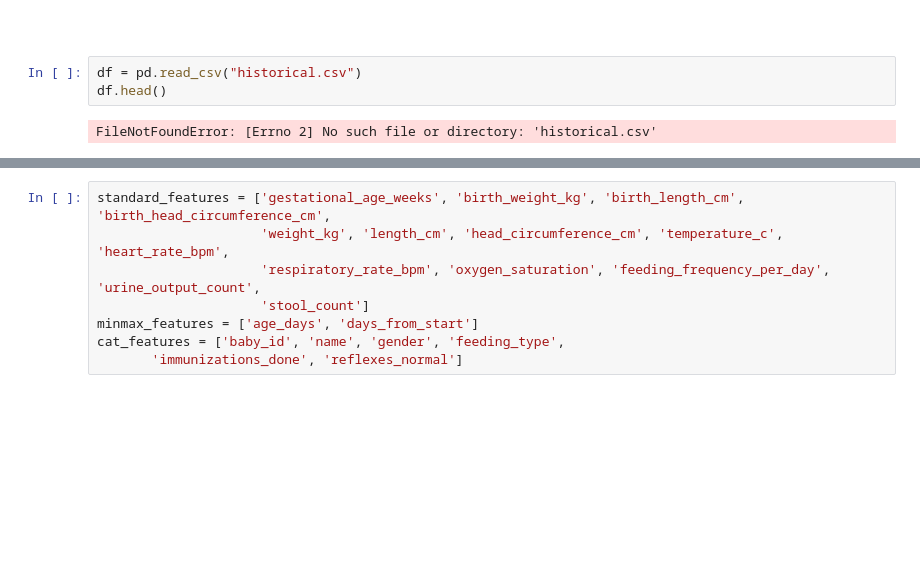
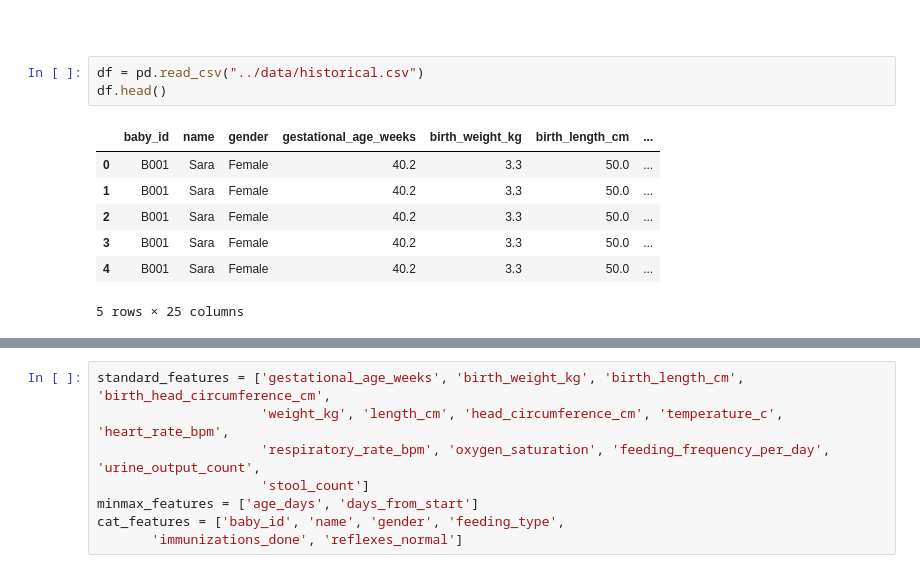
Before and after one commit to BSDSBA-JF/ML-II-Labs, a Jupyter notebook: 02/02-lab-materials/2_improve_model/MAIN.ipynb, the cells around one changed output, grey strips where cells are left out. Drawn from its saved outputs; the diff is of its cells as text; blank space fills up the shorter version.

```diff
--- a/02/02-lab-materials/2_improve_model/MAIN.ipynb
+++ b/02/02-lab-materials/2_improve_model/MAIN.ipynb
@@ -55,10 +55,16 @@ warnings.filterwarnings("ignore")
 # %% [markdown]
 #
 # %%
-df = pd.read_csv("historical.csv")
+df = pd.read_csv("../data/historical.csv")
 df.head()
 # %% [output]
+|  | baby_id | name | gender | gestational_age_weeks | birth_weight_kg | birth_length_cm | ... |
+| 0 | B001 | Sara | Female | 40.2 | 3.3 | 50.0 | ... |
+| 1 | B001 | Sara | Female | 40.2 | 3.3 | 50.0 | ... |
+| 2 | B001 | Sara | Female | 40.2 | 3.3 | 50.0 | ... |
+| 3 | B001 | Sara | Female | 40.2 | 3.3 | 50.0 | ... |
+| 4 | B001 | Sara | Female | 40.2 | 3.3 | 50.0 | ... |
-FileNotFoundError: [Errno 2] No such file or directory: 'historical.csv'
+5 rows × 25 columns
 # %%
 null_counts = df.isnull().sum()
 print("Null values per column:\n", null_counts)
```
Also changed, not shown: parts of 10 cells of this notebook, 1 other file.
